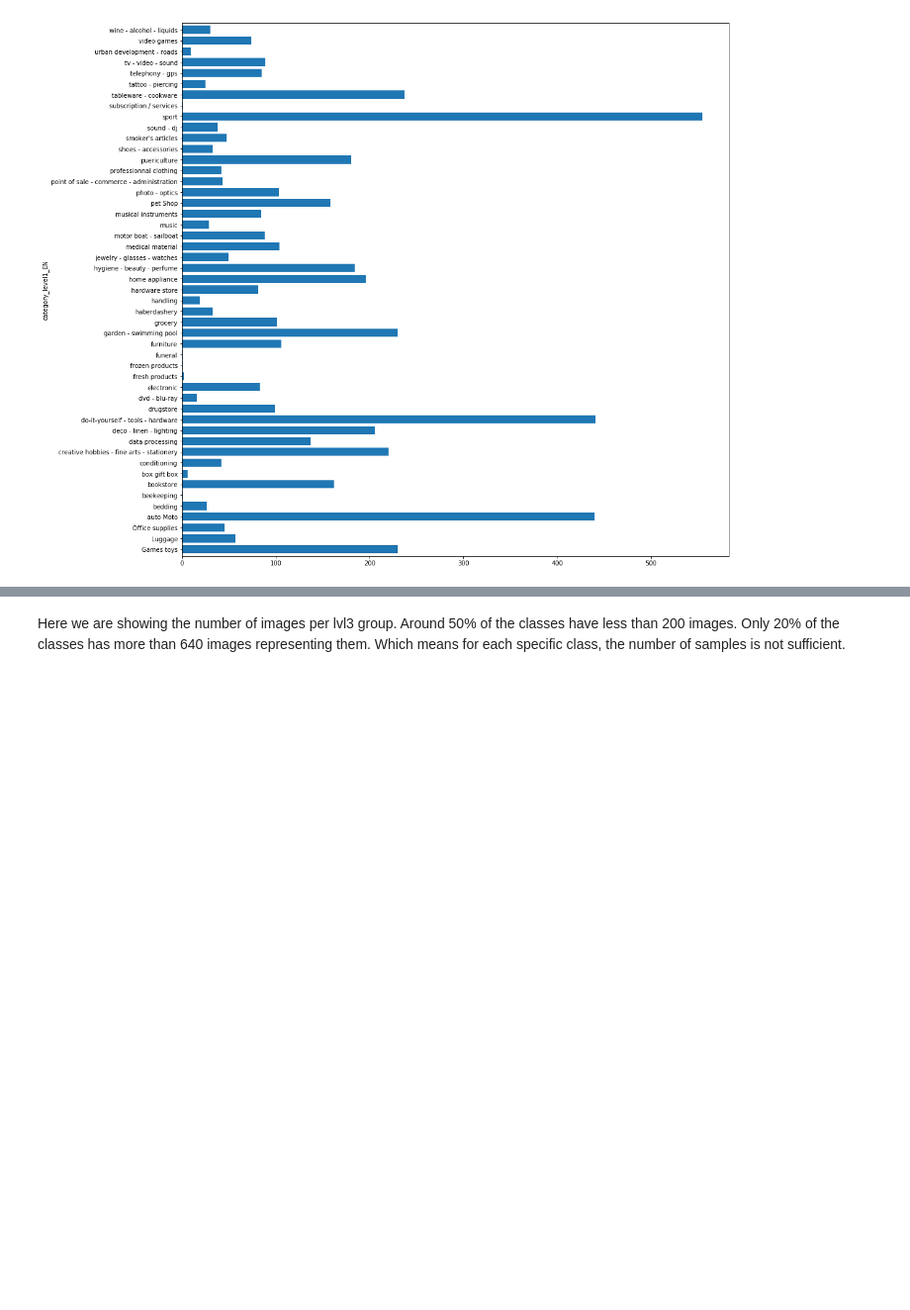
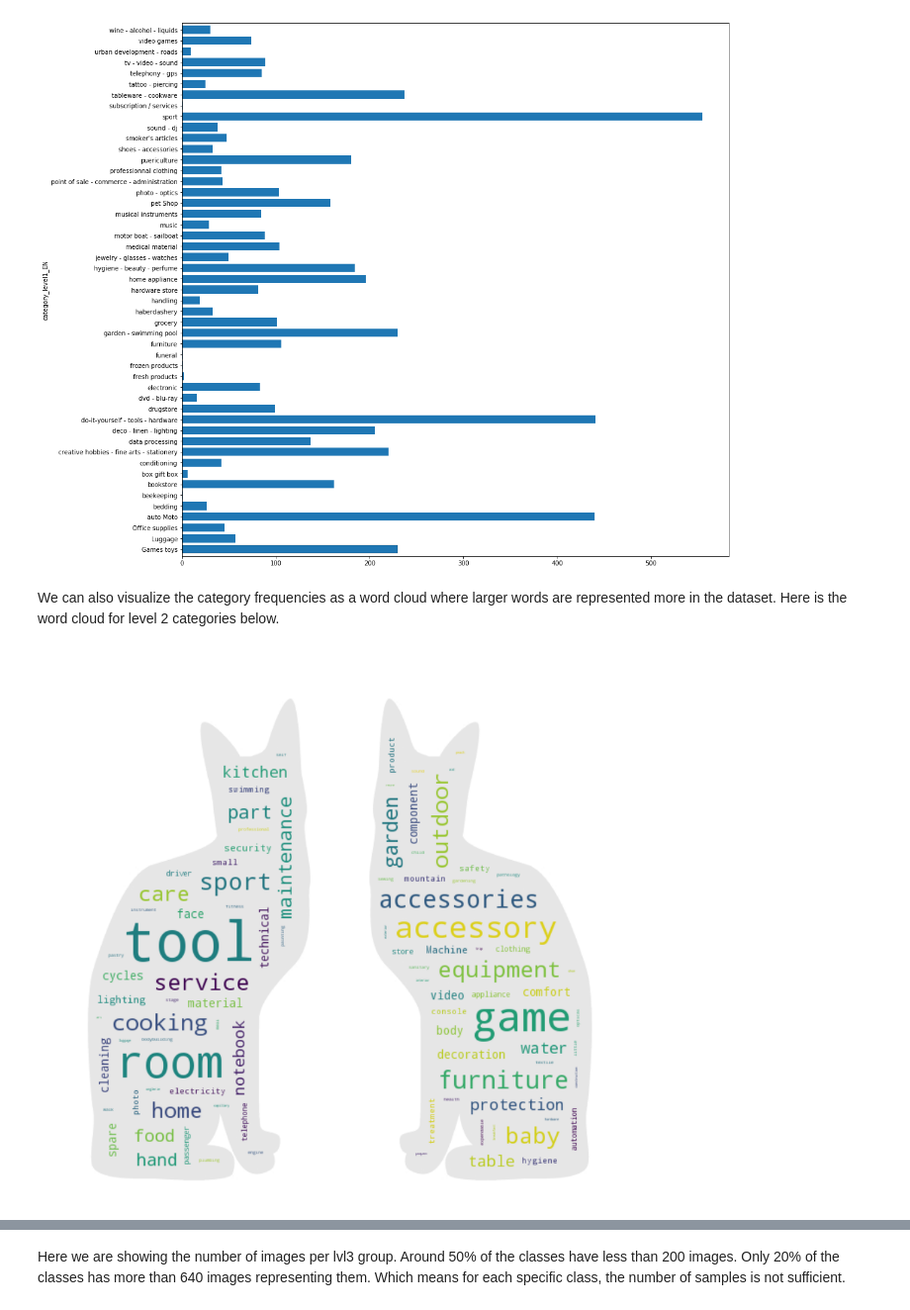
Before and after one commit to liux13/Kaggle_Cdiscount_Image_Classification, a Jupyter notebook: Project2.ipynb, the cells around one changed output, grey strips where cells are left out. Shown at 99% size. Saved outputs shown, nothing was run; the diff lists cells and outputs as text; code cells hidden in the pictures; blank space fills up the shorter version.

```diff
--- a/Project2.ipynb
+++ b/Project2.ipynb
@@ -181,6 +181,24 @@ figsize(16, 16)
 # %% [output]
 <matplotlib.axes._subplots.AxesSubplot at 0x...>
 [figure]
+# %% [markdown]
+We can also visualize the category frequencies as a word cloud where larger words are represented more in the dataset. Here is the word cloud for level 2 categories below.
+# %%
+from wordcloud import WordCloud
+from PIL import Image
+
+mask = np.array(Image.open("cats.png"))
+wc = WordCloud(background_color="white",max_words=6000,
+               margin=20, random_state=0, mask=mask, collocations=False)
+wc.generate(' '.join(categories_df.iloc[:,-1].values.flatten()))
+
+figsize(15, 15)
+plt.imshow(wc, interpolation='bilinear')
+plt.imshow(mask, interpolation='bilinear', alpha = 0.1)
+plt.axis("off")
+plt.show()
+# %% [output]
+[figure, added]
 # %%
 lvl2_str = np.random.choice(categories_df.category_level2.unique())
 
```
Also changed, not shown: parts of 45 cells of this notebook, 13 other files.
